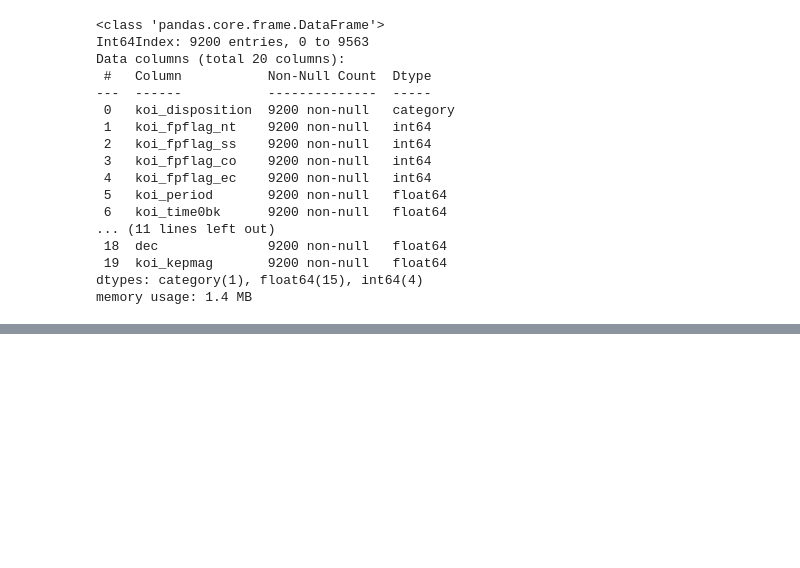
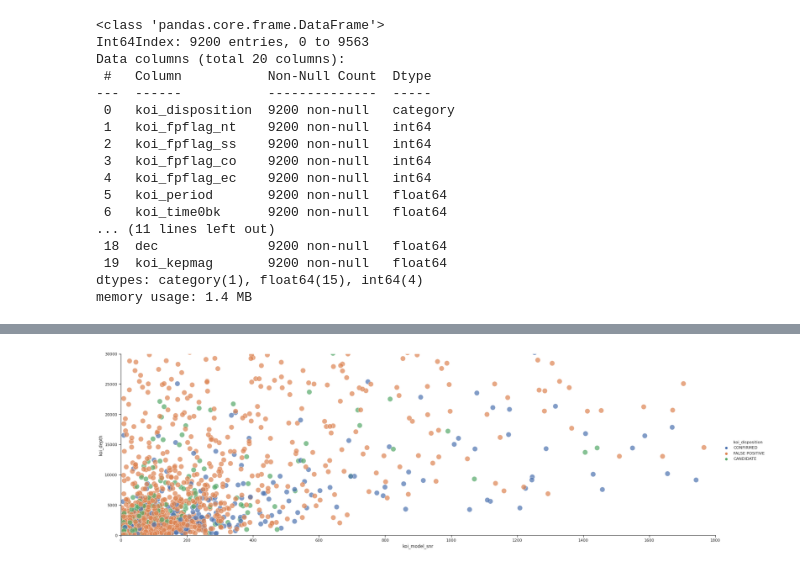
Before and after one commit to ArminD93/KeplerExoplanetSearchResults, a Jupyter notebook: KeplerExoplanetSearchResults.ipynb, the cells around one changed output, grey strips where cells are left out. Drawn from its saved outputs; the diff is of its cells as text; code cells hidden in the pictures; blank space fills up the shorter version.

```diff
--- a/KeplerExoplanetSearchResults.ipynb
+++ b/KeplerExoplanetSearchResults.ipynb
@@ -203,0 +256,7 @@ memory usage: 1.4 MB
+# %%
+g2 = sns.relplot(x='koi_model_snr', y='koi_depth', data=kepler, height=8 , aspect=3, hue='koi_disposition', s=200, alpha=0.7)
+plt.xlim(0, 1800)
+g2 = plt.ylim(0, 3*10**4)
+plt.show()
+# %% [output]
+[figure, added]
```
Also changed, not shown: parts of 7 cells of this notebook.
